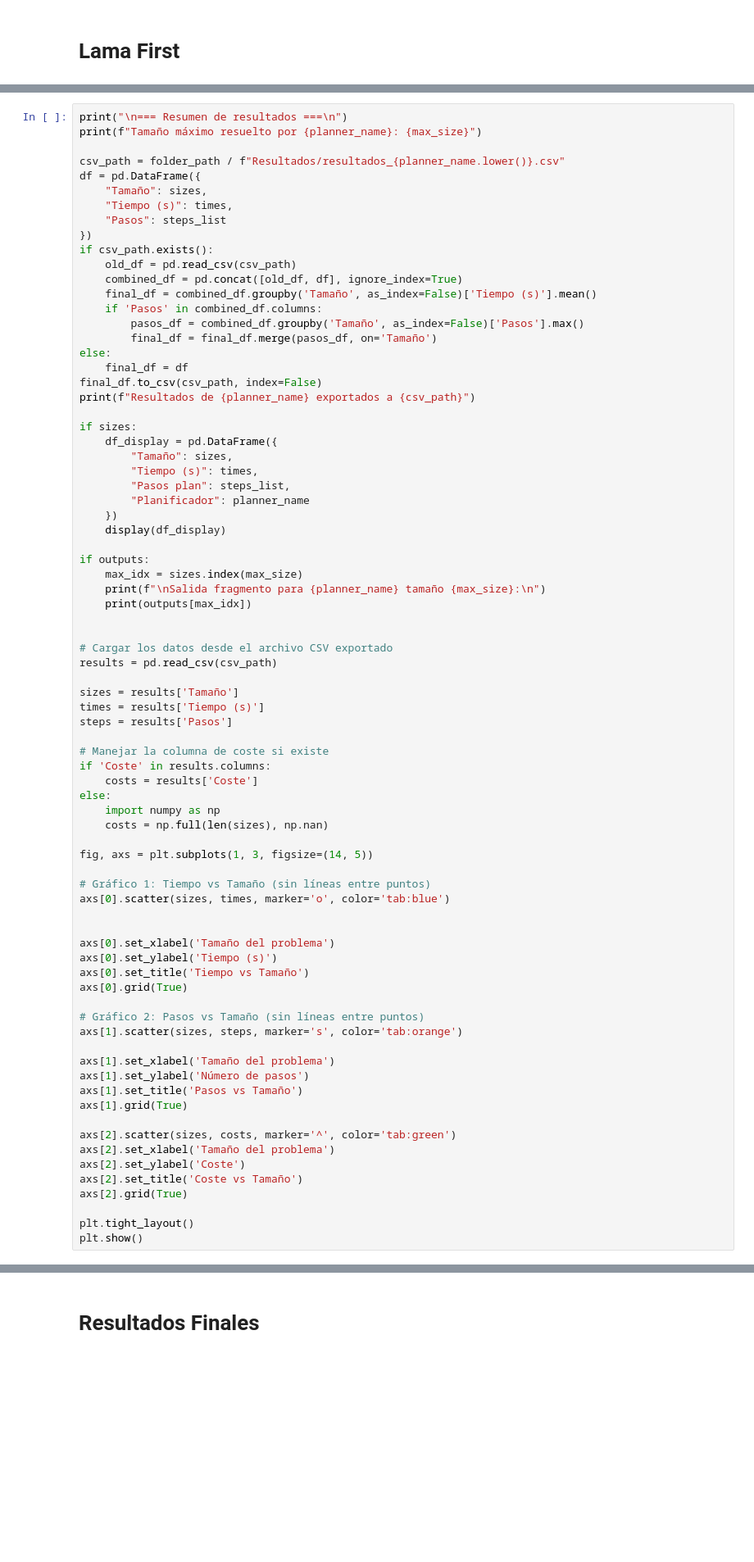
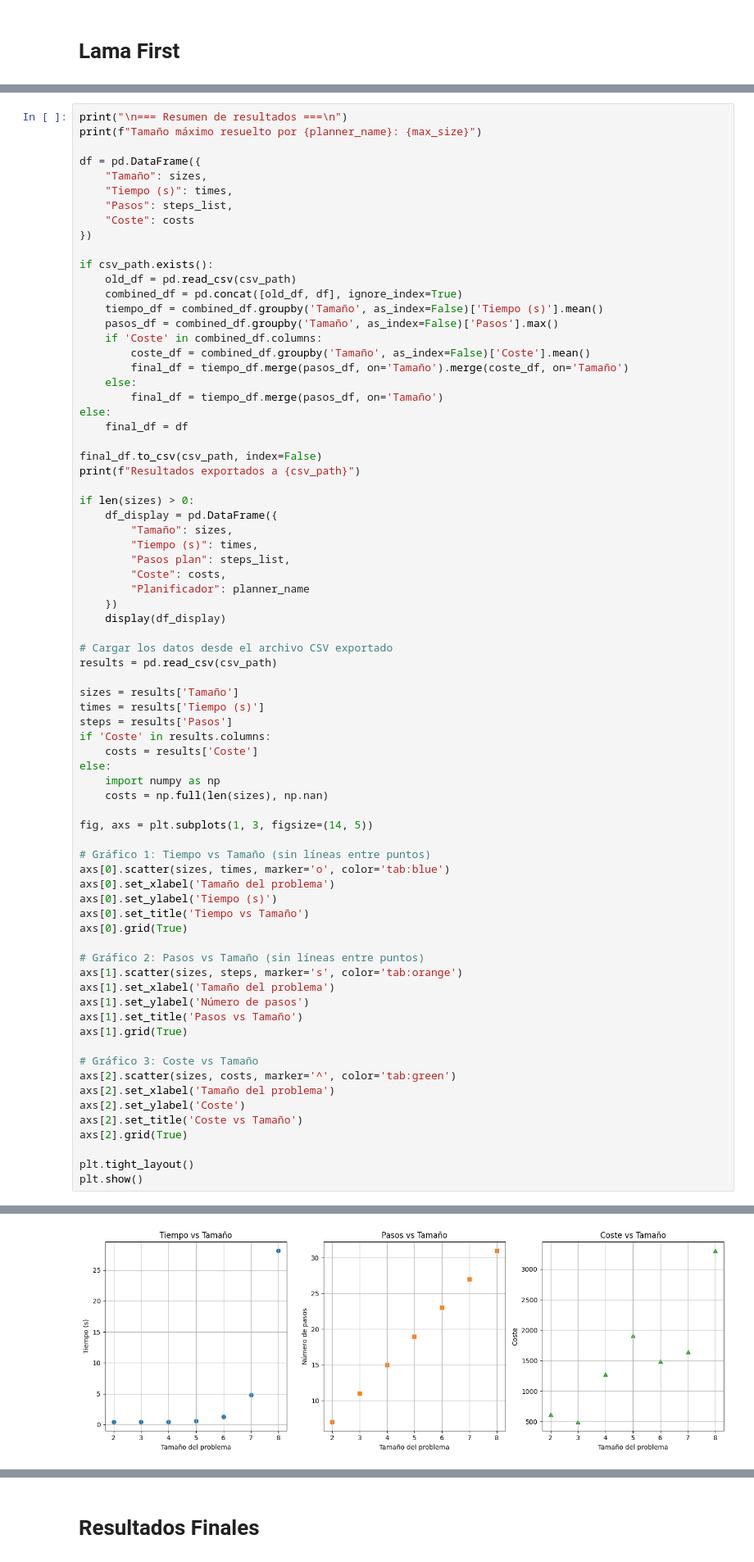
Before and after one commit to javikugan/Plani, a Jupyter notebook: Ejercicio2/2_2/2.2.ipynb, the cells around one changed output, grey strips where cells are left out. Shown at 82% size. Saved outputs shown, nothing was run; the diff lists cells and outputs as text; blank space fills up the shorter version.

```diff
--- a/Ejercicio2/2_2/2.2.ipynb
+++ b/Ejercicio2/2_2/2.2.ipynb
@@ -1226,38 +1431,38 @@ if outputs:
 print("\n=== Resumen de resultados ===\n")
 print(f"Tamaño máximo resuelto por {planner_name}: {max_size}")
 
-csv_path = folder_path / f"Resultados/resultados_{planner_name.lower()}.csv"
 df = pd.DataFrame({
     "Tamaño": sizes,
     "Tiempo (s)": times,
-    "Pasos": steps_list
+    "Pasos": steps_list,
+    "Coste": costs
 })
+
 if csv_path.exists():
     old_df = pd.read_csv(csv_path)
     combined_df = pd.concat([old_df, df], ignore_index=True)
-    final_df = combined_df.groupby('Tamaño', as_index=False)['Tiempo (s)'].mean()
-    if 'Pasos' in combined_df.columns:
-        pasos_df = combined_df.groupby('Tamaño', as_index=False)['Pasos'].max()
-        final_df = final_df.merge(pasos_df, on='Tamaño')
+    tiempo_df = combined_df.groupby('Tamaño', as_index=False)['Tiempo (s)'].mean()
+    pasos_df = combined_df.groupby('Tamaño', as_index=False)['Pasos'].max()
+    if 'Coste' in combined_df.columns:
+        coste_df = combined_df.groupby('Tamaño', as_index=False)['Coste'].mean()
+        final_df = tiempo_df.merge(pasos_df, on='Tamaño').merge(coste_df, on='Tamaño')
+    else:
+        final_df = tiempo_df.merge(pasos_df, on='Tamaño')
 else:
     final_df = df
+
 final_df.to_csv(csv_path, index=False)
-print(f"Resultados de {planner_name} exportados a {csv_path}")
+print(f"Resultados exportados a {csv_path}")
 
-if sizes:
+if len(sizes) > 0:
     df_display = pd.DataFrame({
         "Tamaño": sizes,
         "Tiempo (s)": times,
         "Pasos plan": steps_list,
+        "Coste": costs,
         "Planificador": planner_name
     })
     display(df_display)
-
-if outputs:
-    max_idx = sizes.index(max_size)
-    print(f"\nSalida fragmento para {planner_name} tamaño {max_size}:\n")
-    print(outputs[max_idx])
-
 
 # Cargar los datos desde el archivo CSV exportado
 results = pd.read_csv(csv_path)
@@ -1265,8 +1470,6 @@ results = pd.read_csv(csv_path)
 sizes = results['Tamaño']
 times = results['Tiempo (s)']
 steps = results['Pasos']
-
-# Manejar la columna de coste si existe
 if 'Coste' in results.columns:
     costs = results['Coste']
 else:
@@ -1277,8 +1480,6 @@ fig, axs = plt.subplots(1, 3, figsize=(14, 5))
 
 # Gráfico 1: Tiempo vs Tamaño (sin líneas entre puntos)
 axs[0].scatter(sizes, times, marker='o', color='tab:blue')
-
-
 axs[0].set_xlabel('Tamaño del problema')
 axs[0].set_ylabel('Tiempo (s)')
 axs[0].set_title('Tiempo vs Tamaño')
@@ -1286,12 +1487,12 @@ axs[0].grid(True)
 
 # Gráfico 2: Pasos vs Tamaño (sin líneas entre puntos)
 axs[1].scatter(sizes, steps, marker='s', color='tab:orange')
-
 axs[1].set_xlabel('Tamaño del problema')
 axs[1].set_ylabel('Número de pasos')
 axs[1].set_title('Pasos vs Tamaño')
 axs[1].grid(True)
 
+# Gráfico 3: Coste vs Tamaño
 axs[2].scatter(sizes, costs, marker='^', color='tab:green')
 axs[2].set_xlabel('Tamaño del problema')
 axs[2].set_ylabel('Coste')
@@ -1300,3 +1501,4 @@ axs[2].grid(True)
 
 plt.tight_layout()
 plt.show()
+# %% [output]
@@ -1302,0 +1517 @@ plt.show()
+[figure, added]
```
Also changed, not shown: parts of 28 cells of this notebook, 43 other files.
